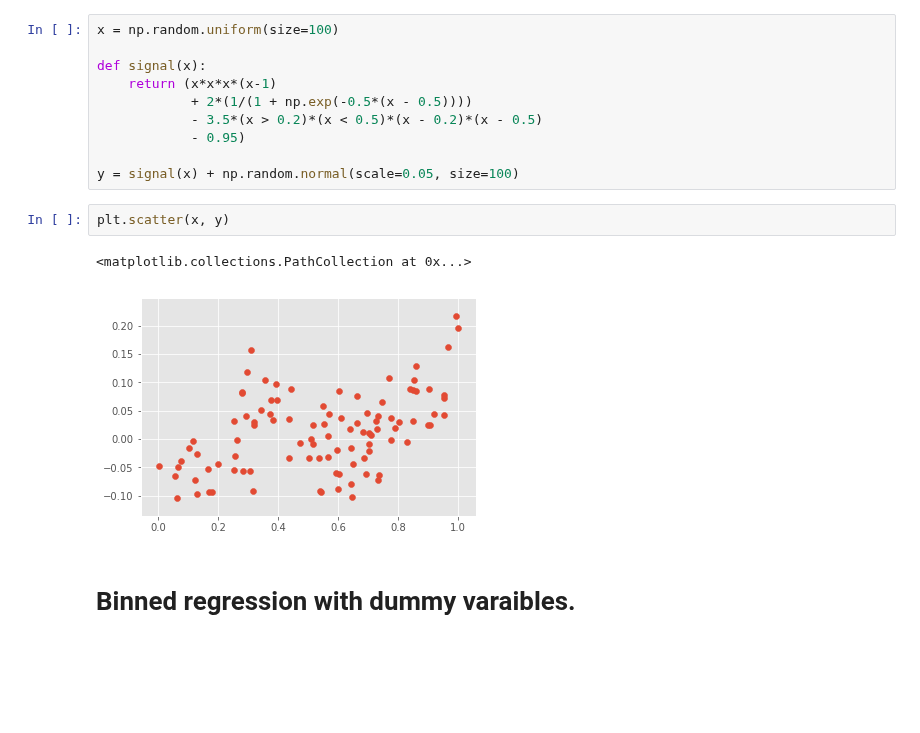
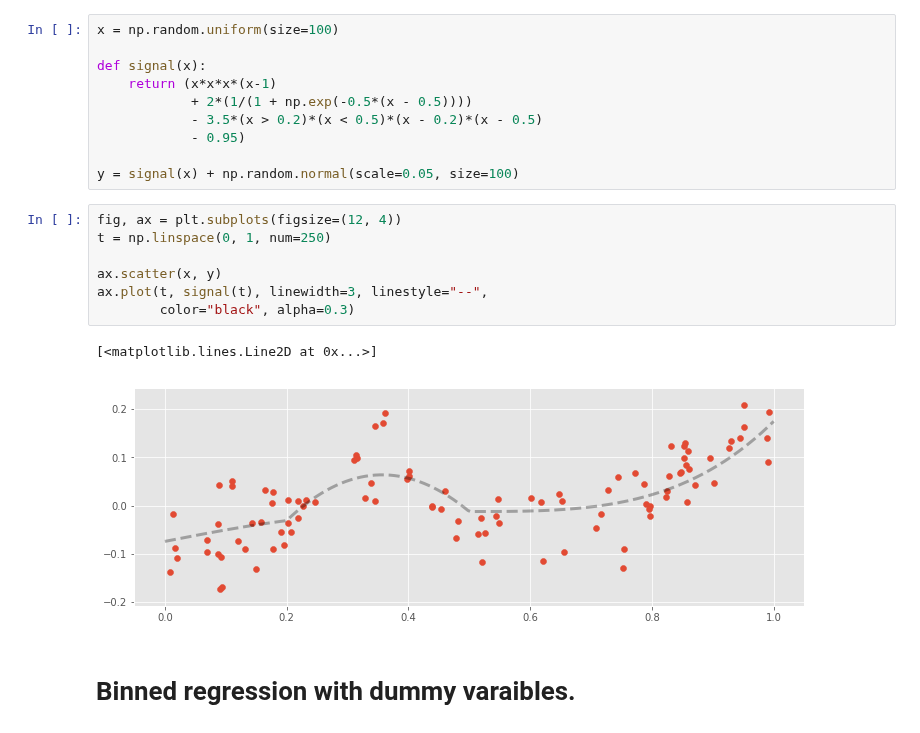
Before and after one commit to madrury/basis-expansions, a Jupyter notebook: basis-expansion-regressions.ipynb, the cells around one changed output. Saved outputs shown, nothing was run; the diff lists cells and outputs as text; blank space fills up the shorter version.

```diff
--- a/basis-expansion-regressions.ipynb
+++ b/basis-expansion-regressions.ipynb
@@ -18,11 +20,16 @@ def signal(x):
             - 0.95)
 
 y = signal(x) + np.random.normal(scale=0.05, size=100)
-# %%
-plt.scatter(x, y)
-# %% [output]
-<matplotlib.collections.PathCollection at 0x...>
-[figure, removed]
+# %%
+fig, ax = plt.subplots(figsize=(12, 4))
+t = np.linspace(0, 1, num=250)
+
+ax.scatter(x, y)
+ax.plot(t, signal(t), linewidth=3, linestyle="--",
+        color="black", alpha=0.3)
+# %% [output]
+[<matplotlib.lines.Line2D at 0x...>]
+[figure, added]
 # %% [markdown]
 # Binned regression with dummy varaibles.
 # %%
```
Also changed, not shown: parts of 8 cells of this notebook, 1 other file.
